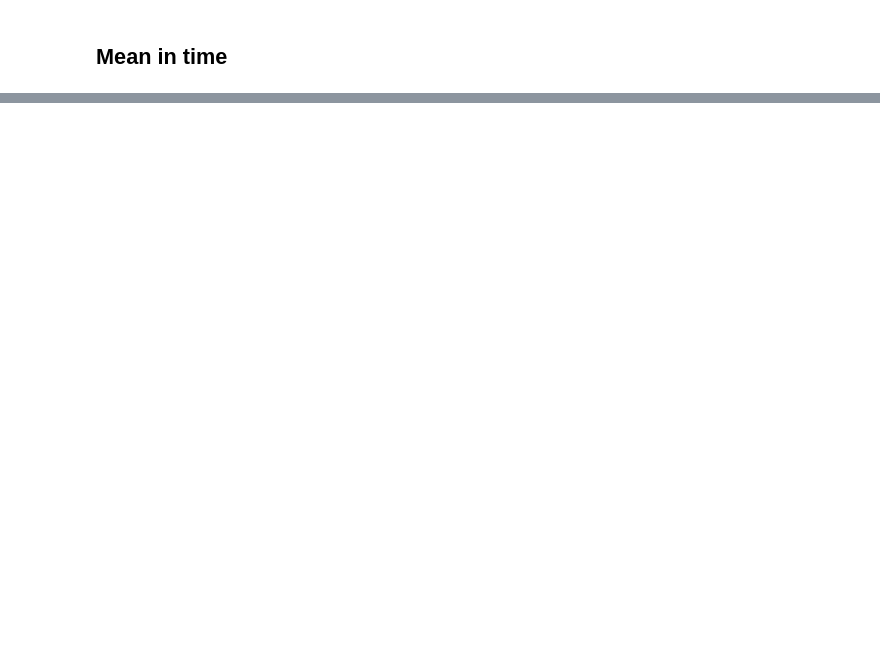
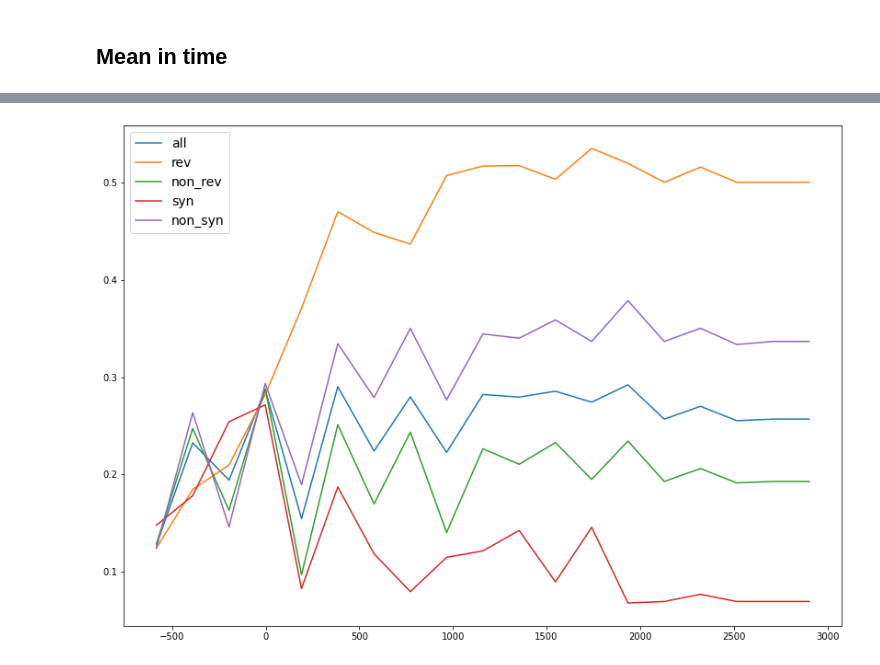
Before and after one commit to neherlab/HIVEVO_recombination, a Jupyter notebook: notebooks/paper_draft/new_env_traj.ipynb, the cells around one changed output, grey strips where cells are left out. Saved outputs shown, nothing was run; the diff lists cells and outputs as text; code cells hidden in the pictures; blank space fills up the shorter version.

```diff
--- a/notebooks/paper_draft/new_env_traj.ipynb
+++ b/notebooks/paper_draft/new_env_traj.ipynb
@@ -142,0 +177,19 @@ plt.show()
+# %%
+region = "env"
+freq_range = [0.2, 0.4]
+trajectories = make_trajectory_dict(remove_one_point=False)
+for mut_type in trajectories[region].keys():
+    trajectories[region][mut_type] = [traj for traj in trajectories[region][mut_type] if traj.t_previous_sample > -500]
+times, means, freq_range = make_mean_in_time_dict(trajectories, freq_range=freq_range)
+# %%
+plt.figure(figsize=(14,10))
+plt.plot(times, means[str(freq_range)]["env"]["all"], label="all")
+plt.plot(times, means[str(freq_range)]["env"]["rev"], label="rev")
+plt.plot(times, means[str(freq_range)]["env"]["non_rev"], label="non_rev")
+plt.plot(times, means[str(freq_range)]["env"]["syn"], label="syn")
+plt.plot(times, means[str(freq_range)]["env"]["non_syn"], label="non_syn")
+plt.legend(fontsize=14)
+
+plt.show()
+# %% [output]
+[figure, added]
```
Also changed, not shown: parts of 6 cells of this notebook, 3 other files.
